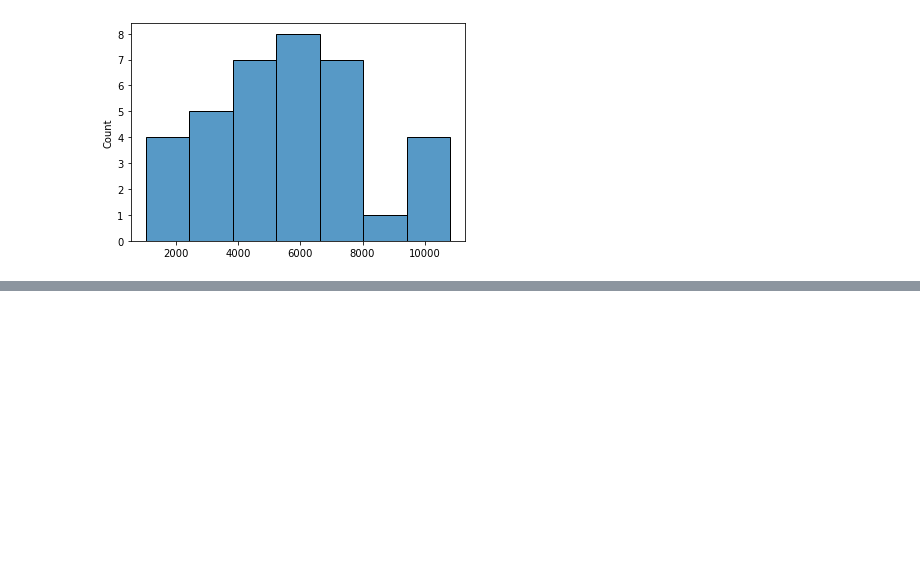
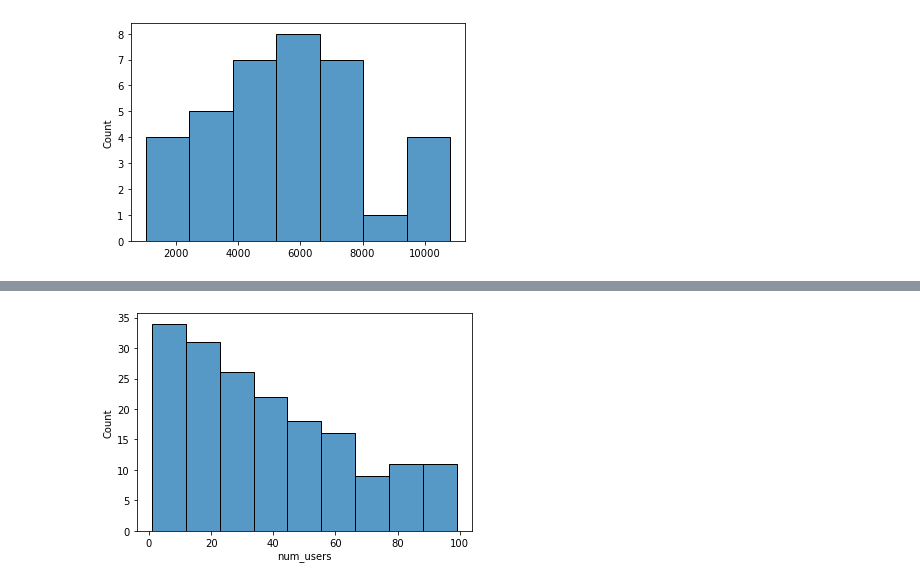
Before and after one commit to DimaGaz/bayesian_data_analysis, a Jupyter notebook: introduction_to_statistics.ipynb, the cells around one changed output, grey strips where cells are left out. Saved outputs shown, nothing was run; the diff lists cells and outputs as text; code cells hidden in the pictures; blank space fills up the shorter version.

```diff
--- a/introduction_to_statistics.ipynb
+++ b/introduction_to_statistics.ipynb
@@ -457,0 +468,6 @@ Although the average sale amount went up, the variation also increased, so it's
+# %%
+# Create a histogram of num_users and show
+sns.histplot(amir_deals['num_users'])
+plt.show()
+# %% [output]
+[figure, added]
```
Also changed, not shown: parts of 25 cells of this notebook.
